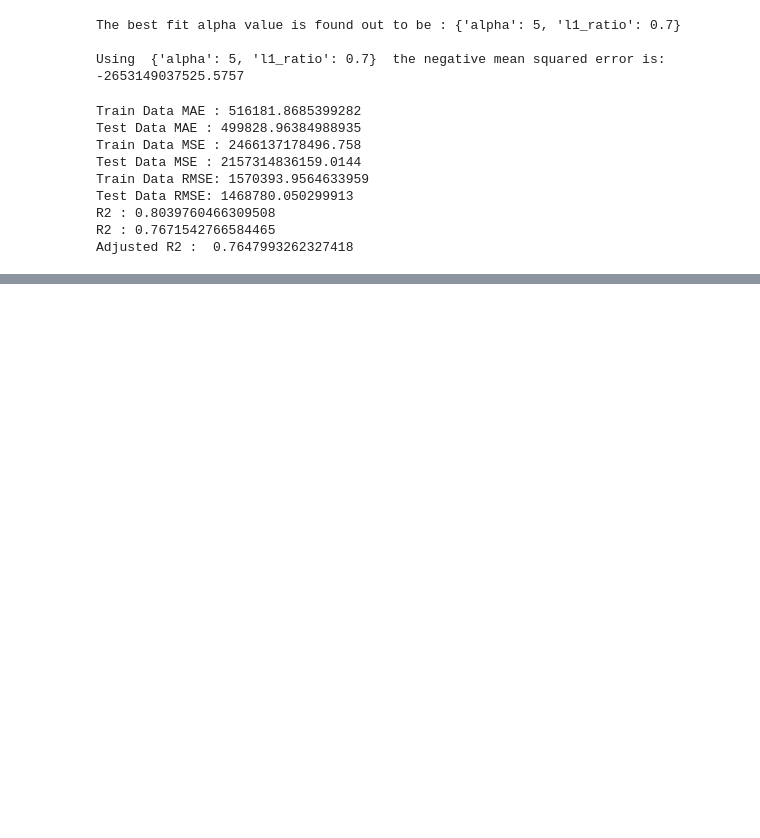
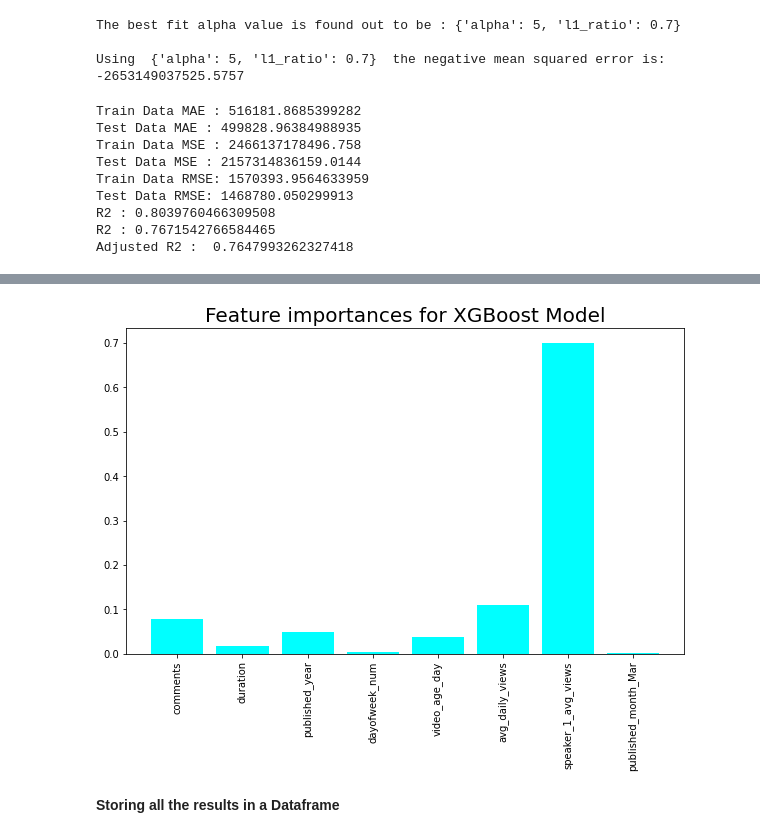
Before and after one commit to paulsoumyadip/ted_talk_views_prediction, a Jupyter notebook: Ted_Talks_Views_Prediction_Regression_Capstone_.ipynb, the cells around one changed output, grey strips where cells are left out. Drawn from its saved outputs; the diff is of its cells as text; code cells hidden in the pictures; blank space fills up the shorter version.

```diff
--- a/Ted_Talks_Views_Prediction_Regression_Capstone_.ipynb
+++ b/Ted_Talks_Views_Prediction_Regression_Capstone_.ipynb
@@ -844,0 +1076,7 @@ Adjusted R2 :  0.7647993262327418
+# %%
+xgb = XGBRegressor(learning_rate=0.1)
+grid_values = {'n_estimators':[10, 30, 50, 80, 100], 'max_depth':[1, 3, 5, 7, 9]}
+xgb_random = RandomizedSearchCV(xgb, param_distributions = grid_values, cv=3)
+
+# Fit the object to train dataset
+xgb_random.fit(X_train, y_train)
@@ -844,0 +1153,16 @@ Adjusted R2 :  0.7647993262327418
+# %%
+# getting features according to their importance in prediction
+xgb_features = X_train.columns
+xgb_importances = xgb_random.best_estimator_.feature_importances_
+xgb_indices = np.argsort(xgb_importances)
+
+
+plt.figure(figsize=(10,6))
+plt.bar(x=xgb_features, height=xgb_importances, color='aqua')
+plt.title('Feature importances for XGBoost Model', size=20)
+plt.xticks(rotation='vertical')
+plt.show()
+# %% [output]
+[figure, added]
+# %% [markdown]
+**Storing all the results in a Dataframe**
```
Also changed, not shown: parts of 22 cells of this notebook.
